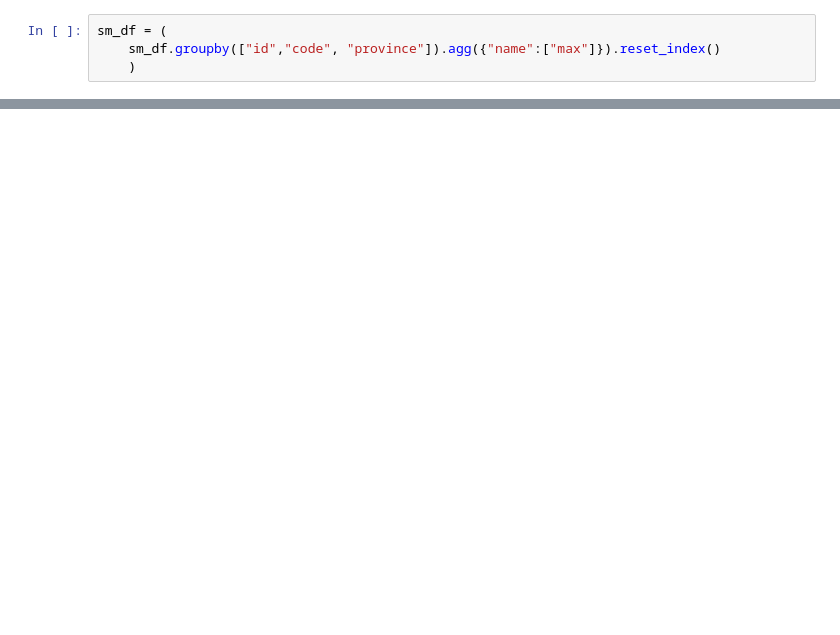
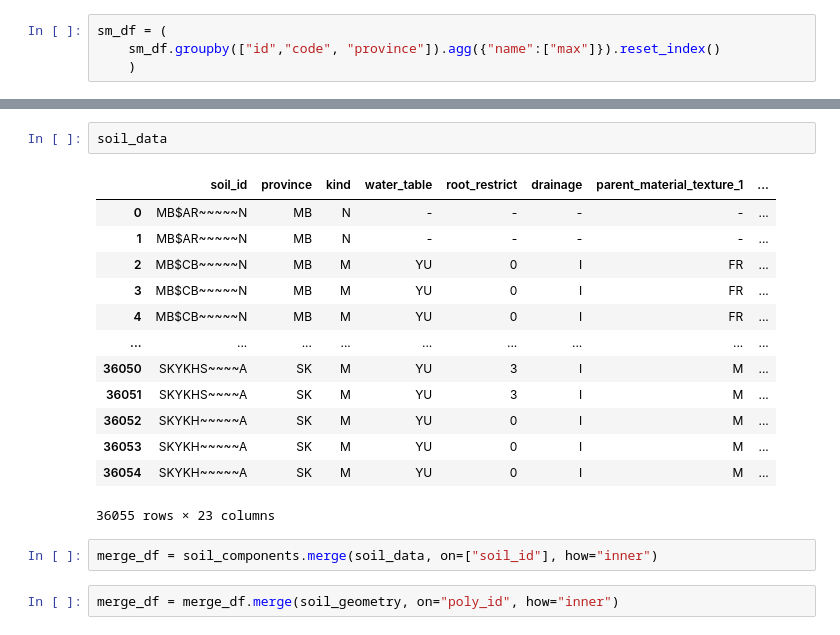
Before and after one commit to ChromaticPanic/CGC_Grain_Outcome_Predictions, a Jupyter notebook: src/importSoil/soilaggregation.ipynb, the cells around one changed output, grey strips where cells are left out. Cells and saved outputs as stored; diff of their text form; blank space fills up the shorter version.

```diff
--- a/src/importSoil/soilaggregation.ipynb
+++ b/src/importSoil/soilaggregation.ipynb
@@ -46,0 +194,20 @@ queryHandler.createAggSoilMoistureTableReq(db)
+# %%
+soil_data
+# %% [output]
+|  | soil_id | province | kind | water_table | root_restrict | drainage | parent_material_texture_1 | ... |
+| 0 | MB$AR~~~~~N | MB | N | - | - | - | - | ... |
+| 1 | MB$AR~~~~~N | MB | N | - | - | - | - | ... |
+| 2 | MB$CB~~~~~N | MB | M | YU | 0 | I | FR | ... |
+| 3 | MB$CB~~~~~N | MB | M | YU | 0 | I | FR | ... |
+| 4 | MB$CB~~~~~N | MB | M | YU | 0 | I | FR | ... |
+| ... | ... | ... | ... | ... | ... | ... | ... | ... |
+| 36050 | SKYKHS~~~~A | SK | M | YU | 3 | I | M | ... |
+| 36051 | SKYKHS~~~~A | SK | M | YU | 3 | I | M | ... |
+| 36052 | SKYKH~~~~~A | SK | M | YU | 0 | I | M | ... |
+| 36053 | SKYKH~~~~~A | SK | M | YU | 0 | I | M | ... |
+| 36054 | SKYKH~~~~~A | SK | M | YU | 0 | I | M | ... |
+36055 rows × 23 columns
+# %%
+merge_df = soil_components.merge(soil_data, on=["soil_id"], how="inner")
+# %%
+merge_df = merge_df.merge(soil_geometry, on="poly_id", how="inner")
```
Also changed, not shown: parts of 23 cells of this notebook.
